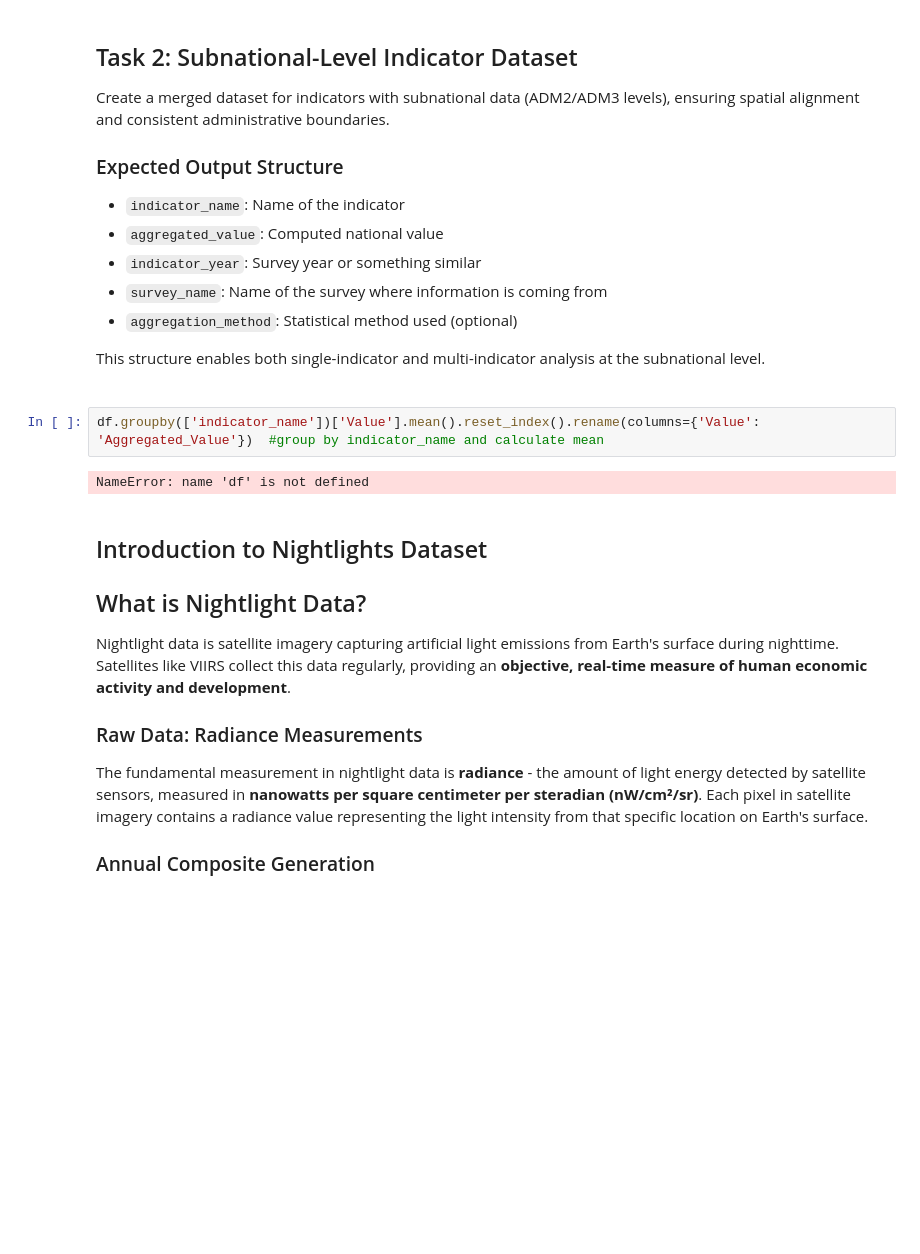
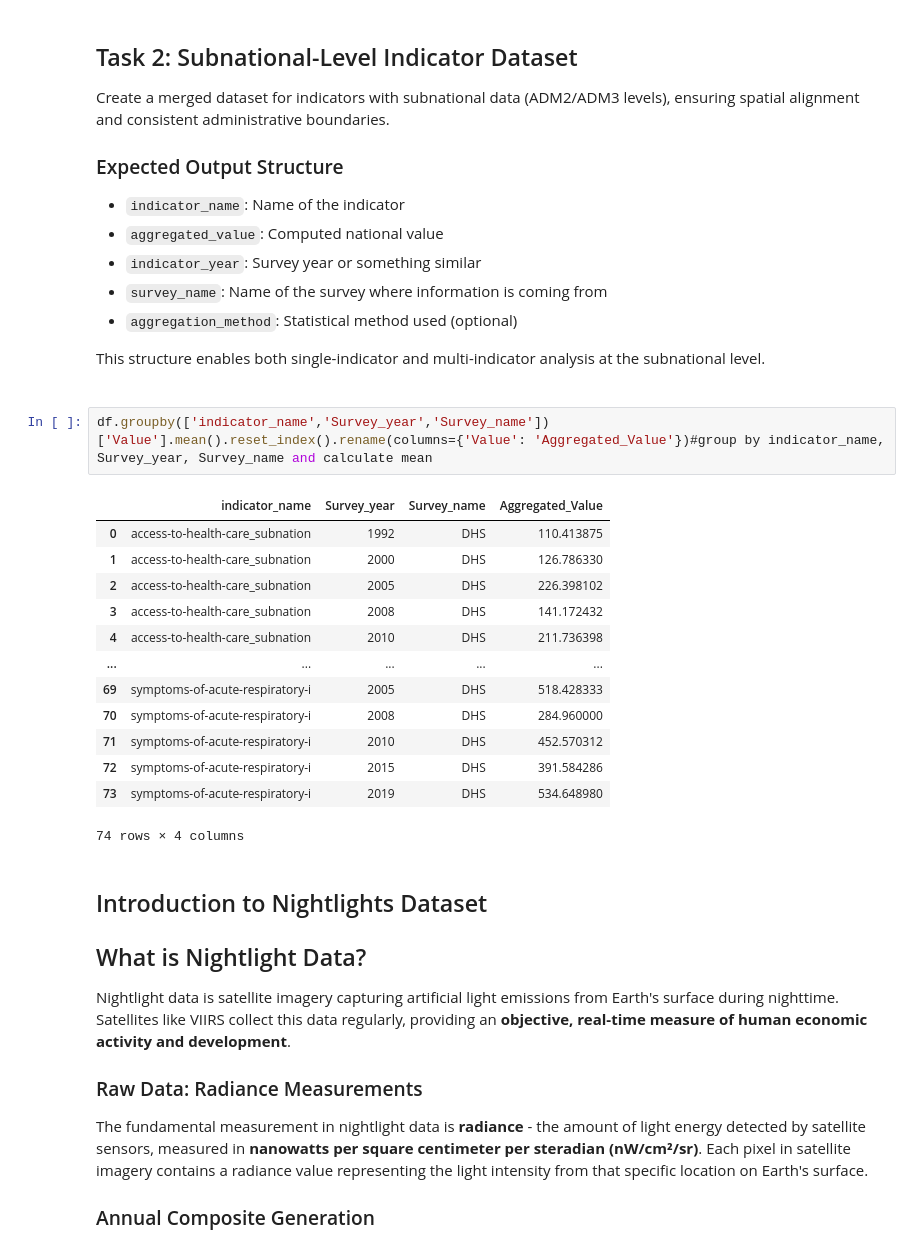
Before and after one commit to Geoffrey023/AIMS-DSCBI, a Jupyter notebook: notebooks/assignments/assignment-2.ipynb, the cells around one changed output. Drawn from its saved outputs; the diff is of its cells as text; blank space fills up the shorter version.

```diff
--- a/notebooks/assignments/assignment-2.ipynb
+++ b/notebooks/assignments/assignment-2.ipynb
@@ -91,10 +121,22 @@ Create a merged dataset for indicators with subnational data (ADM2/ADM3 levels),
 This structure enables both single-indicator and multi-indicator analysis at the subnational level.
 
 #####
-# %%
-df.groupby(['indicator_name'])['Value'].mean().reset_index().rename(columns={'Value': 'Aggregated_Value'})  #group by indicator_name and calculate mean
-# %% [output]
-NameError: name 'df' is not defined
+# %%
+df.groupby(['indicator_name','Survey_year','Survey_name'])['Value'].mean().reset_index().rename(columns={'Value': 'Aggregated_Value'})#group by indicator_name, Survey_year, Survey_name and calculate mean
+# %% [output]
+|  | indicator_name | Survey_year | Survey_name | Aggregated_Value |
+| 0 | access-to-health-care_subnation | 1992 | DHS | 110.413875 |
+| 1 | access-to-health-care_subnation | 2000 | DHS | 126.786330 |
+| 2 | access-to-health-care_subnation | 2005 | DHS | 226.398102 |
+| 3 | access-to-health-care_subnation | 2008 | DHS | 141.172432 |
+| 4 | access-to-health-care_subnation | 2010 | DHS | 211.736398 |
+| ... | ... | ... | ... | ... |
+| 69 | symptoms-of-acute-respiratory-i | 2005 | DHS | 518.428333 |
+| 70 | symptoms-of-acute-respiratory-i | 2008 | DHS | 284.960000 |
+| 71 | symptoms-of-acute-respiratory-i | 2010 | DHS | 452.570312 |
+| 72 | symptoms-of-acute-respiratory-i | 2015 | DHS | 391.584286 |
+| 73 | symptoms-of-acute-respiratory-i | 2019 | DHS | 534.648980 |
+74 rows × 4 columns
 # %% [markdown]
 ## Introduction to Nightlights Dataset
 
```
Also changed, not shown: parts of 25 cells of this notebook.
